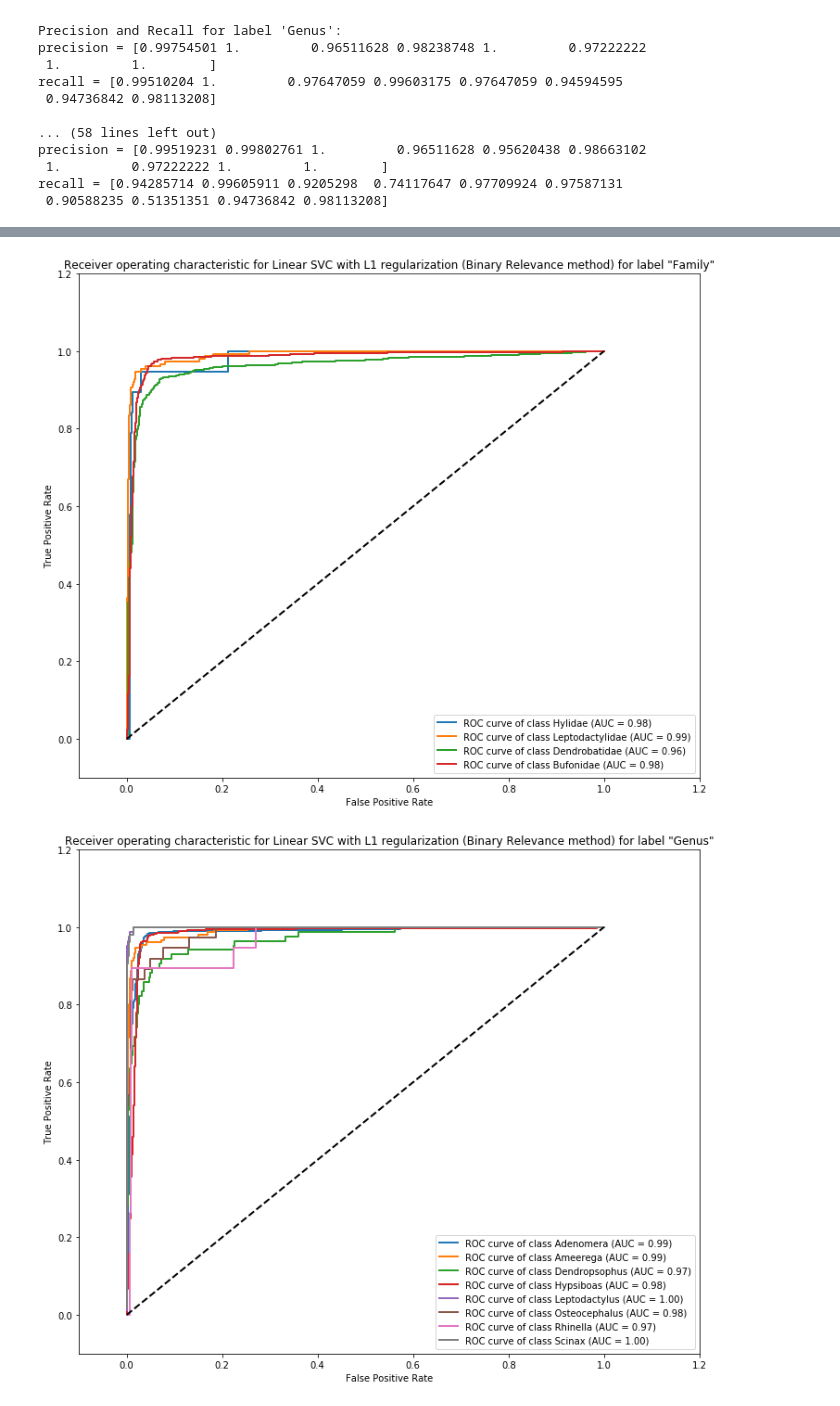
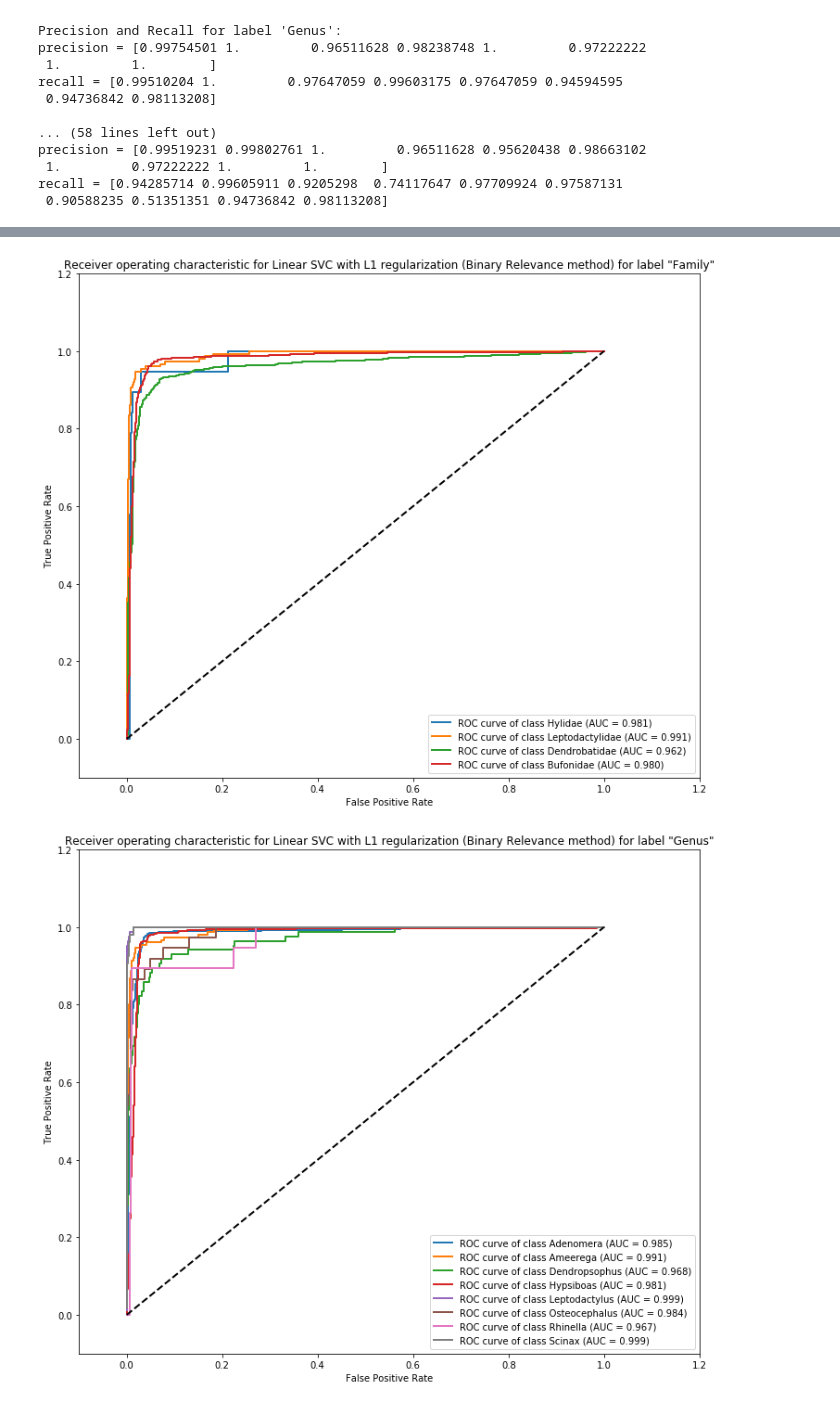
Before and after one commit to AristotelisPap/Multi-class-and-Multi-Label-Classification-Using-Support-Vector-Machines, a Jupyter notebook: Multi-class and Multi-Label Classification Using Support Vector Machines.ipynb, the cells around one changed output, grey strips where cells are left out. Drawn from its saved outputs; the diff is of its cells as text; code cells hidden in the pictures.

```diff
--- a/Multi-class and Multi-Label Classification Using Support Vector Machines.ipynb
+++ b/Multi-class and Multi-Label Classification Using Support Vector Machines.ipynb
@@ -1505,7 +1505,7 @@ for i in range(len(classes_fam)):
 
 for i in range(len(classes_fam)):
     plt.plot(fpr[i], tpr[i], lw=2,
-             label='ROC curve of class {0} (AUC = {1:0.2f})'
+             label='ROC curve of class {0} (AUC = {1:0.3f})'
              ''.format(classes_fam[i], roc_auc[i]))
 
 
@@ -1556,7 +1556,7 @@ for i in range(len(classes_gen)):
 
 for i in range(len(classes_gen)):
     plt.plot(fpr[i], tpr[i], lw=2,
-             label='ROC curve of class {0} (AUC = {1:0.2f})'
+             label='ROC curve of class {0} (AUC = {1:0.3f})'
              ''.format(classes_gen[i], roc_auc[i]))
 
 
@@ -1609,7 +1609,7 @@ for i in range(len(classes_spec)):
 
 for i in range(len(classes_spec)):
     plt.plot(fpr[i], tpr[i], lw=2,
-             label='ROC curve of class {0} (AUC = {1:0.2f})'
+             label='ROC curve of class {0} (AUC = {1:0.3f})'
              ''.format(classes_spec[i], roc_auc[i]))
 
 
@@ -1647,7 +1647,7 @@ for i in range(len(classes_fam)):
 
 for i in range(len(classes_fam)):
     plt.plot(fpr[i], tpr[i], lw=2,
-             label='ROC curve of class {0} (AUC = {1:0.2f})'
+             label='ROC curve of class {0} (AUC = {1:0.3f})'
              ''.format(classes_fam[i], roc_auc[i]))
 
 
@@ -1661,7 +1661,7 @@ plt.title('Receiver operating characteristic for Linear SVC with L1 regularizati
 plt.legend(loc="lower right")
 plt.show()
 # %% [output]
-[figure, old version]
+[figure, new version]
 # %%
 # Question b -> vi (ROC and AUC)
 
@@ -1671,35 +1671,35 @@ plt.show()
 # with L1 regularization (Binary Relevance method) for label "Genus"
 
 # Compute ROC curve and AUC area for each class
 fpr = dict()
 tpr = dict()
 roc_auc = dict()
 
 # Below, I define y_score as it is also defined in the sklearn library!!
 y_score_genus_2 = classif5.decision_function(features_test)
 
 
 for i in range(len(classes_gen)):
     fpr[i], tpr[i], _ = roc_curve(genus_test_one_hot[:, i], y_score_genus_2[:, i])
     roc_auc[i] = auc(fpr[i], tpr[i])
 
 for i in range(len(classes_gen)):
     plt.plot(fpr[i], tpr[i], lw=2,
-             label='ROC curve of class {0} (AUC = {1:0.2f})'
+             label='ROC curve of class {0} (AUC = {1:0.3f})'
              ''.format(classes_gen[i], roc_auc[i]))
 
 
 plt.rcParams["figure.figsize"] = [12,10]
 plt.plot([0, 1], [0, 1], 'k--', lw=2)
 plt.xlim([-0.1,1.2])
 plt.ylim([-0.1,1.2])
 plt.xlabel('False Positive Rate')
 plt.ylabel('True Positive Rate')
 plt.title('Receiver operating characteristic for Linear SVC with L1 regularization (Binary Relevance method) for label "Genus"')
 plt.legend(loc="lower right")
 plt.show()
 # %% [output]
-[figure, old version]
+[figure, new version]
 # %%
 # Question b -> vi (ROC and AUC)
 
```
Also changed, not shown: parts of 10 cells of this notebook.
